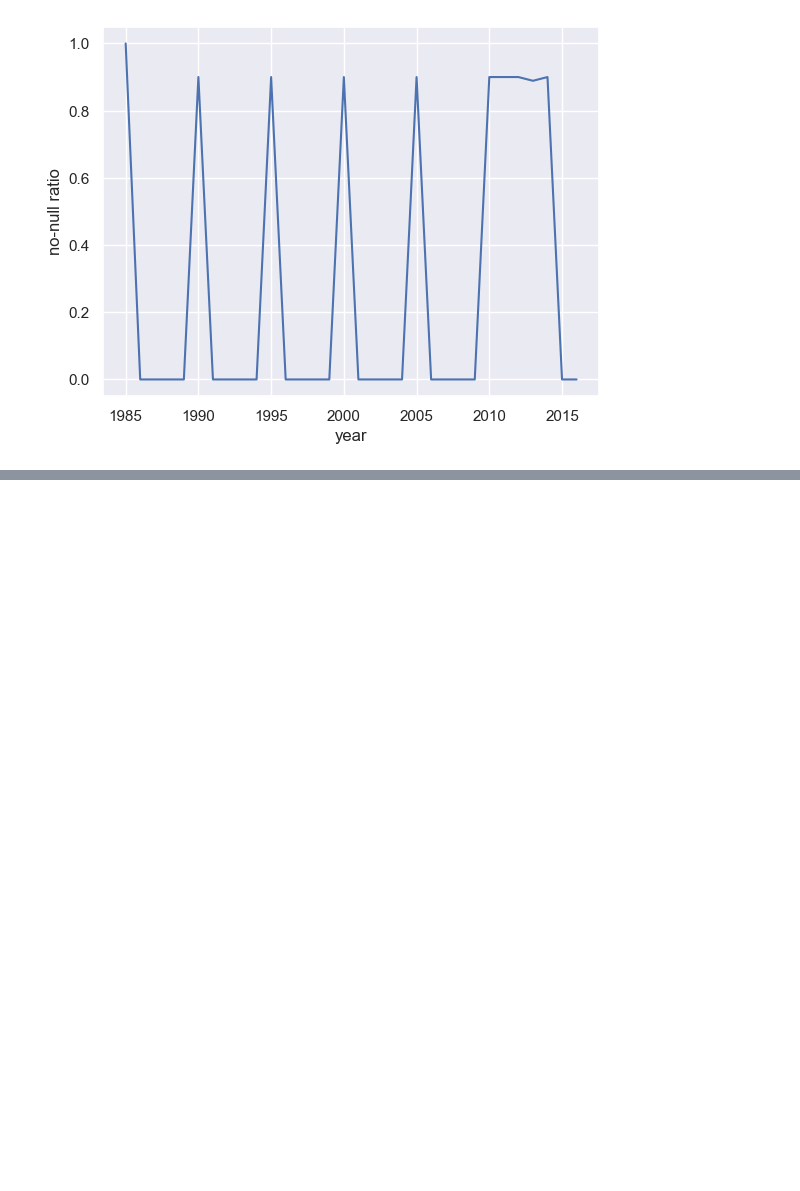
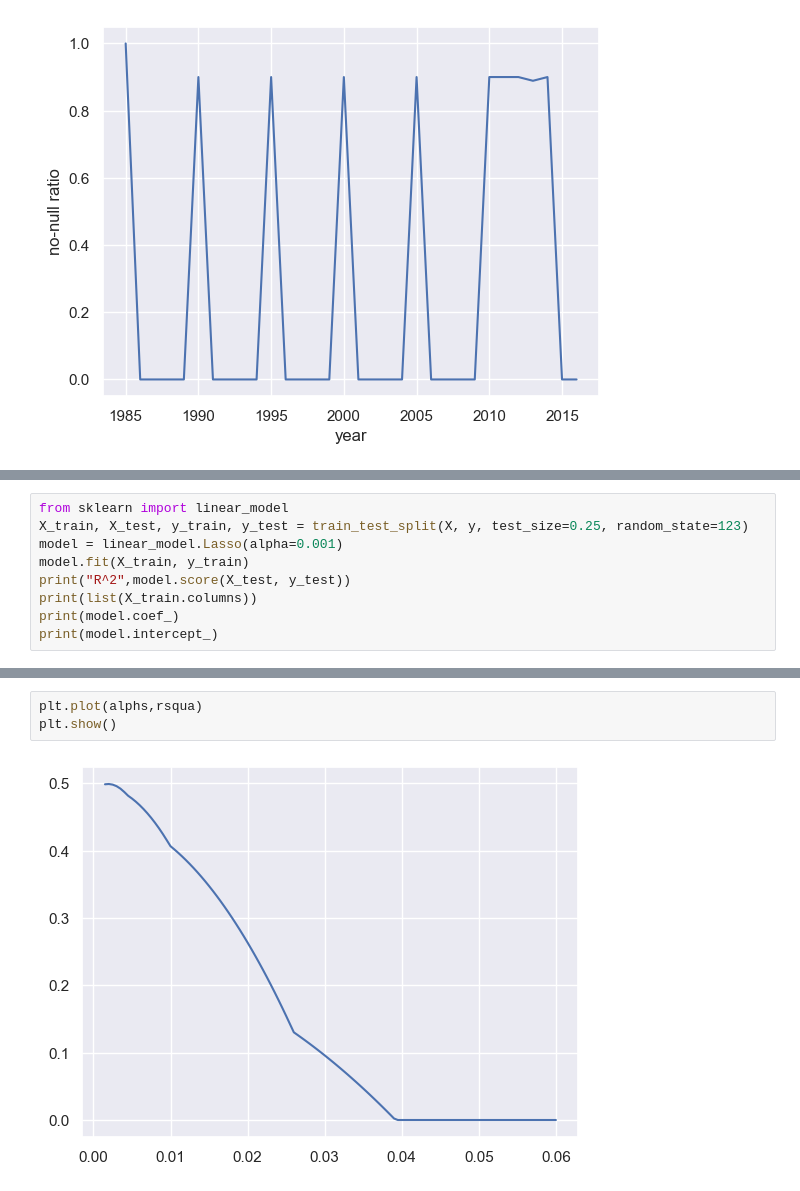
Before and after one commit to Nerocraft4/kaggle-suicide-rate-study, a Jupyter notebook: code/Main.ipynb, the cells around one changed output, grey strips where cells are left out. Saved outputs shown, nothing was run; the diff lists cells and outputs as text; blank space fills up the shorter version.

```diff
--- a/code/Main.ipynb
+++ b/code/Main.ipynb
@@ -292,0 +390,9 @@ sns.lineplot(data=tdf,x='year',y='no-null ratio')
+# %%
+from sklearn import linear_model
+X_train, X_test, y_train, y_test = train_test_split(X, y, test_size=0.25, random_state=123)
+model = linear_model.Lasso(alpha=0.001)
+model.fit(X_train, y_train)
+print("R^2",model.score(X_test, y_test))
+print(list(X_train.columns))
+print(model.coef_)
+print(model.intercept_)
@@ -292,0 +417,5 @@ sns.lineplot(data=tdf,x='year',y='no-null ratio')
+# %%
+plt.plot(alphs,rsqua)
+plt.show()
+# %% [output]
+[figure, added]
```
Also changed, not shown: parts of 33 cells of this notebook, 2 other files.
